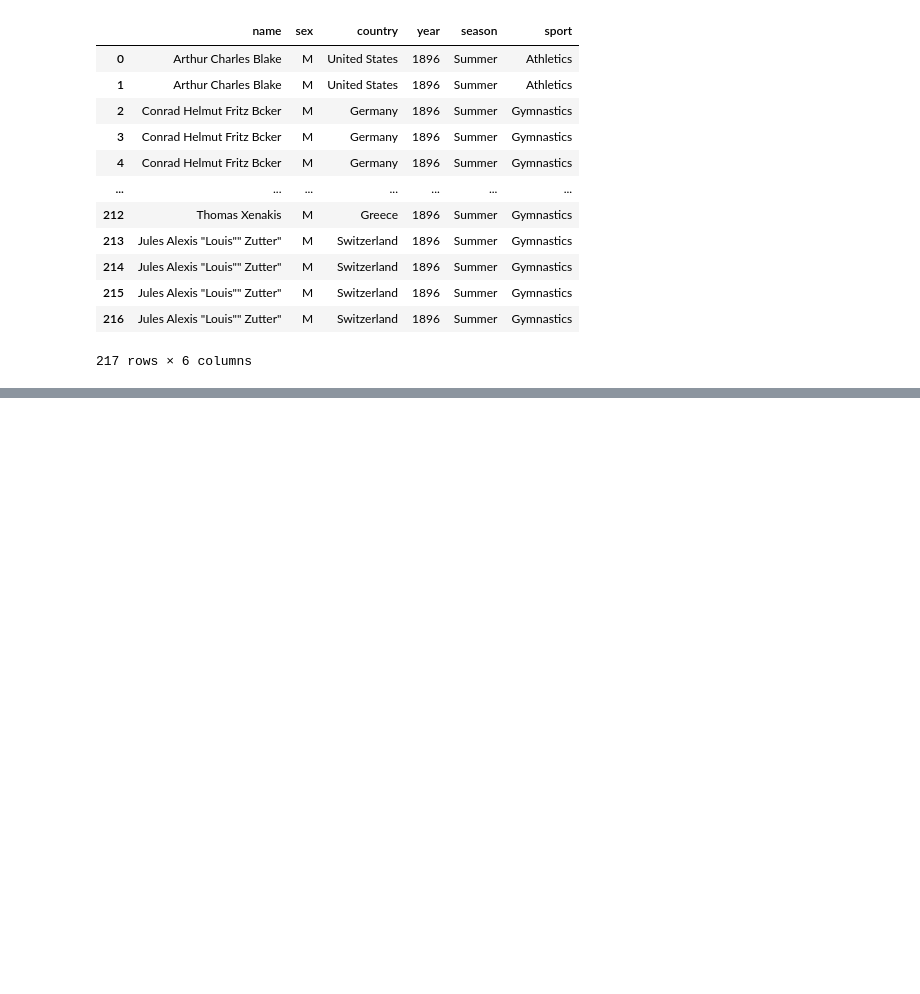
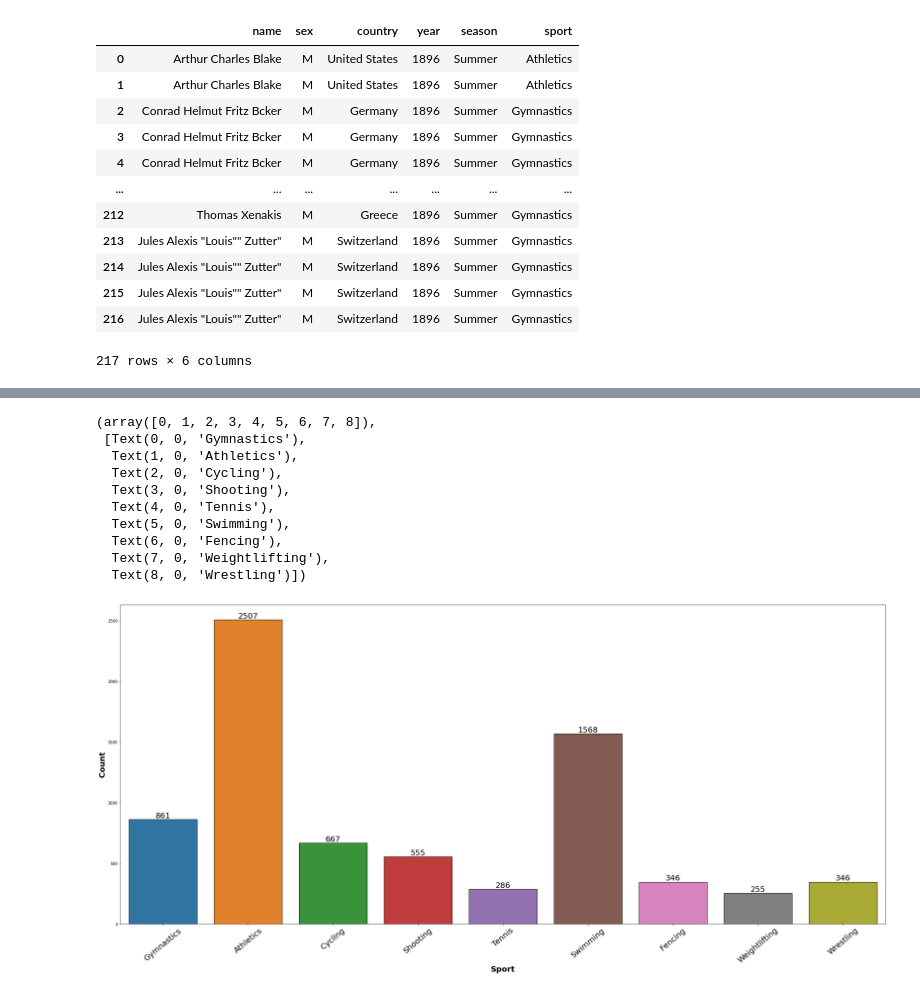
Before and after one commit to kirandhasade/Olympics_Sql_Project, a Jupyter notebook: Olympics.ipynb, the cells around one changed output, grey strips where cells are left out. Drawn from its saved outputs; the diff is of its cells as text; code cells hidden in the pictures; blank space fills up the shorter version.

```diff
--- a/Olympics.ipynb
+++ b/Olympics.ipynb
@@ -277,0 +274,19 @@ plt.xticks(rotation = 40,fontsize=20)
+# %%
+query = '''
+            SELECT
+                Name AS name,
+                Sex AS sex,
+                Team AS country,
+                Year AS year,
+                Season As season,
+                Sport AS sport
+            FROM
+                Olympics.olympics_history
+            WHERE
+                Year = (SELECT
+                            max(Year)
+                        FROM Olympics.olympics_history
+                        )
+        '''
+# %%
+olympics_data = pd.read_sql_query(query, mydb)
@@ -277,0 +309,19 @@ plt.xticks(rotation = 40,fontsize=20)
+# %%
+plt.figure(figsize=(35,15))
+ax=sns.countplot(x='sport',data=olympics_data,ec="black",order=data["sport"].value_counts().index)
+ax = ax.bar_label(ax.containers[0],fontsize=20)
+plt.ylabel("Count", weight="bold", fontsize=20)
+plt.xlabel("Sport", weight="bold", fontsize=20)
+plt.xticks(rotation = 40,fontsize=20)
+# %% [output]
+(array([0, 1, 2, 3, 4, 5, 6, 7, 8]),
+ [Text(0, 0, 'Gymnastics'),
+  Text(1, 0, 'Athletics'),
+  Text(2, 0, 'Cycling'),
+  Text(3, 0, 'Shooting'),
+  Text(4, 0, 'Tennis'),
+  Text(5, 0, 'Swimming'),
+  Text(6, 0, 'Fencing'),
+  Text(7, 0, 'Weightlifting'),
+  Text(8, 0, 'Wrestling')])
+[figure, added]
```
Also changed, not shown: parts of 13 cells of this notebook.
